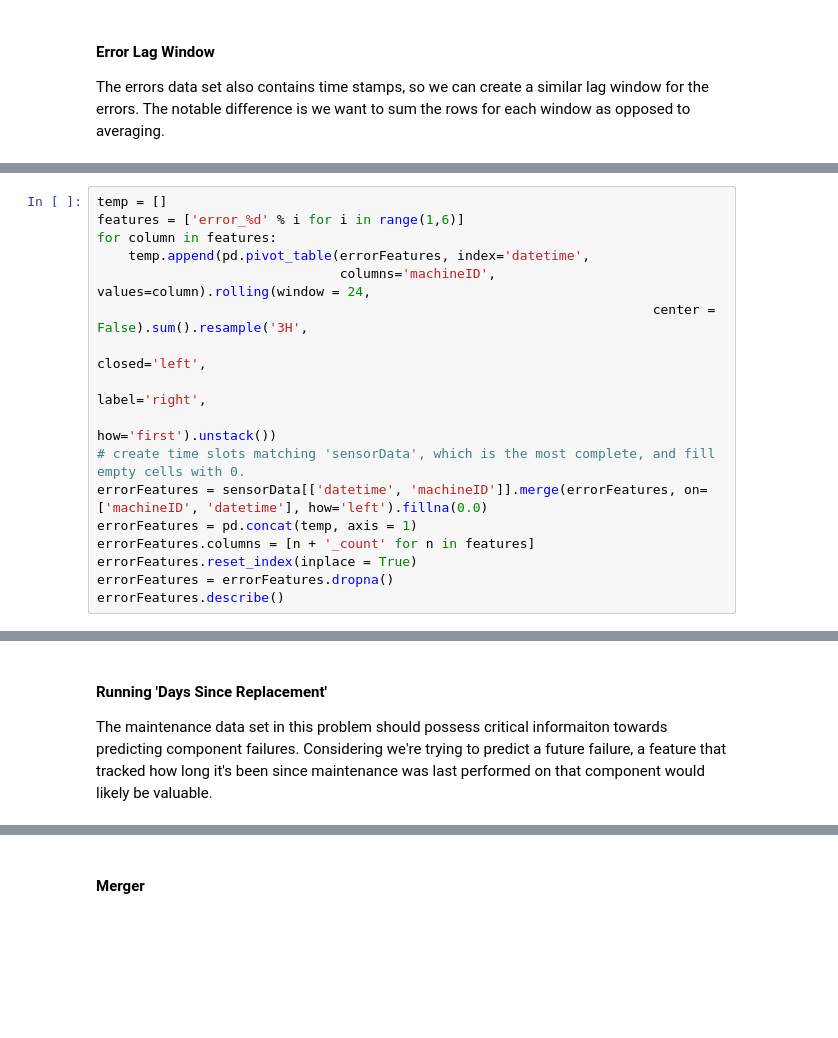
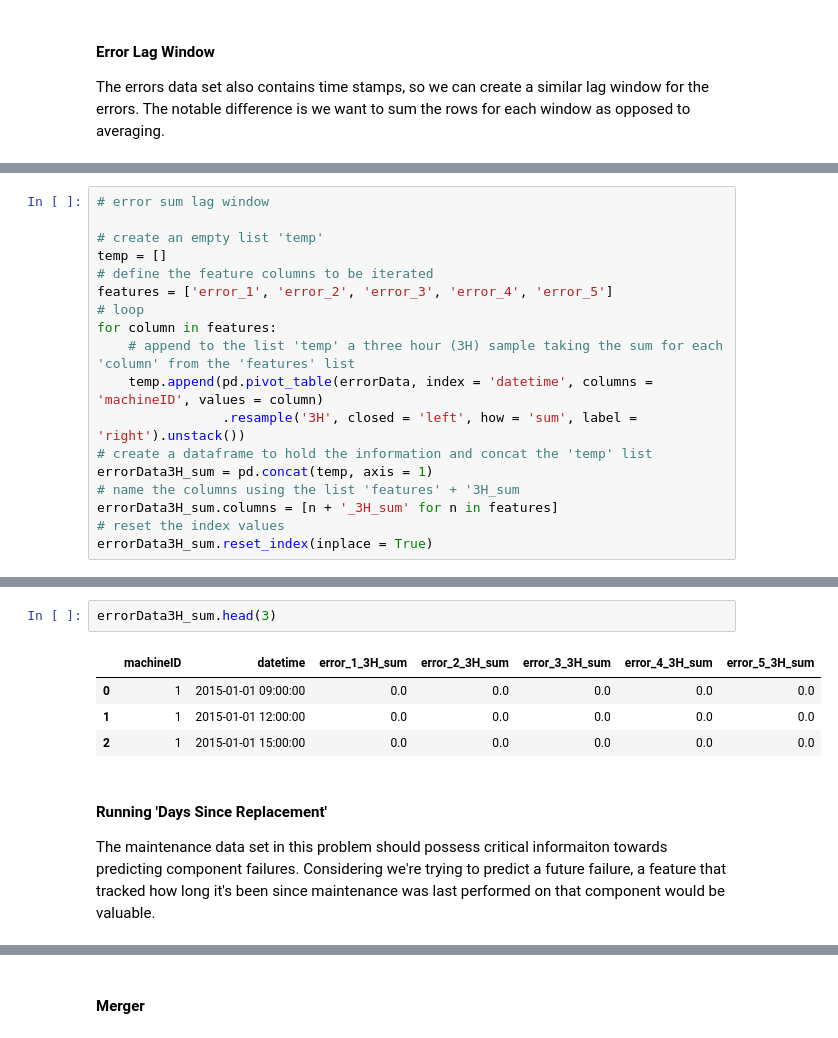
Before and after one commit to 55thSwiss/Kaggle, a Jupyter notebook: MPred/MPred_v3.ipynb, the cells around one changed output, grey strips where cells are left out. Cells and saved outputs as stored; diff of their text form; blank space fills up the shorter version.

```diff
--- a/MPred/MPred_v3.ipynb
+++ b/MPred/MPred_v3.ipynb
@@ -645,17 +628,0 @@ errorFeatures.head()
-# %%
-temp = []
-features = ['error_%d' % i for i in range(1,6)]
-for column in features:
-    temp.append(pd.pivot_table(errorFeatures, index='datetime',
-                               columns='machineID', values=column).rolling(window = 24,
-                                                                       center = False).sum().resample('3H',
-                                                                                                      closed='left',
-                                                                                                      label='right',
-                                                                                                      how='first').unstack())
-# create time slots matching 'sensorData', which is the most complete, and fill empty cells with 0.
-errorFeatures = sensorData[['datetime', 'machineID']].merge(errorFeatures, on=['machineID', 'datetime'], how='left').fillna(0.0)
-errorFeatures = pd.concat(temp, axis = 1)
-errorFeatures.columns = [n + '_count' for n in features]
-errorFeatures.reset_index(inplace = True)
-errorFeatures = errorFeatures.dropna()
-errorFeatures.describe()
@@ -663,0 +629,18 @@ errorFeatures.head(5)
+# %%
+# error sum lag window
+
+# create an empty list 'temp'
+temp = []
+# define the feature columns to be iterated
+features = ['error_1', 'error_2', 'error_3', 'error_4', 'error_5']
+# loop
+for column in features:
+    # append to the list 'temp' a three hour (3H) sample taking the sum for each 'column' from the 'features' list
+    temp.append(pd.pivot_table(errorData, index = 'datetime', columns = 'machineID', values = column)
+                .resample('3H', closed = 'left', how = 'sum', label = 'right').unstack())
+# create a dataframe to hold the information and concat the 'temp' list
+errorData3H_sum = pd.concat(temp, axis = 1)
+# name the columns using the list 'features' + '3H_sum
+errorData3H_sum.columns = [n + '_3H_sum' for n in features]
+# reset the index values
+errorData3H_sum.reset_index(inplace = True)
@@ -664,6 +655,13 @@ errorFeatures.head(5)
+# %%
+errorData3H_sum.head(3)
+# %% [output]
+|  | machineID | datetime | error_1_3H_sum | error_2_3H_sum | error_3_3H_sum | error_4_3H_sum | error_5_3H_sum |
+| 0 | 1 | 2015-01-01 09:00:00 | 0.0 | 0.0 | 0.0 | 0.0 | 0.0 |
+| 1 | 1 | 2015-01-01 12:00:00 | 0.0 | 0.0 | 0.0 | 0.0 | 0.0 |
+| 2 | 1 | 2015-01-01 15:00:00 | 0.0 | 0.0 | 0.0 | 0.0 | 0.0 |
 # %% [markdown]
 #### Running 'Days Since Replacement'
-The maintenance data set in this problem should possess critical informaiton towards predicting component failures. Considering we're trying to predict a future failure, a feature that tracked how long it's been since maintenance was last performed on that component would likely be valuable.
+The maintenance data set in this problem should possess critical informaiton towards predicting component failures. Considering we're trying to predict a future failure, a feature that tracked how long it's been since maintenance was last performed on that component would be valuable.
 # %%
 # create a column for each error type
 compFeatures = pd.get_dummies(maintenanceData.set_index('datetime')).reset_index()
```
Also changed, not shown: parts of 18 cells of this notebook.
